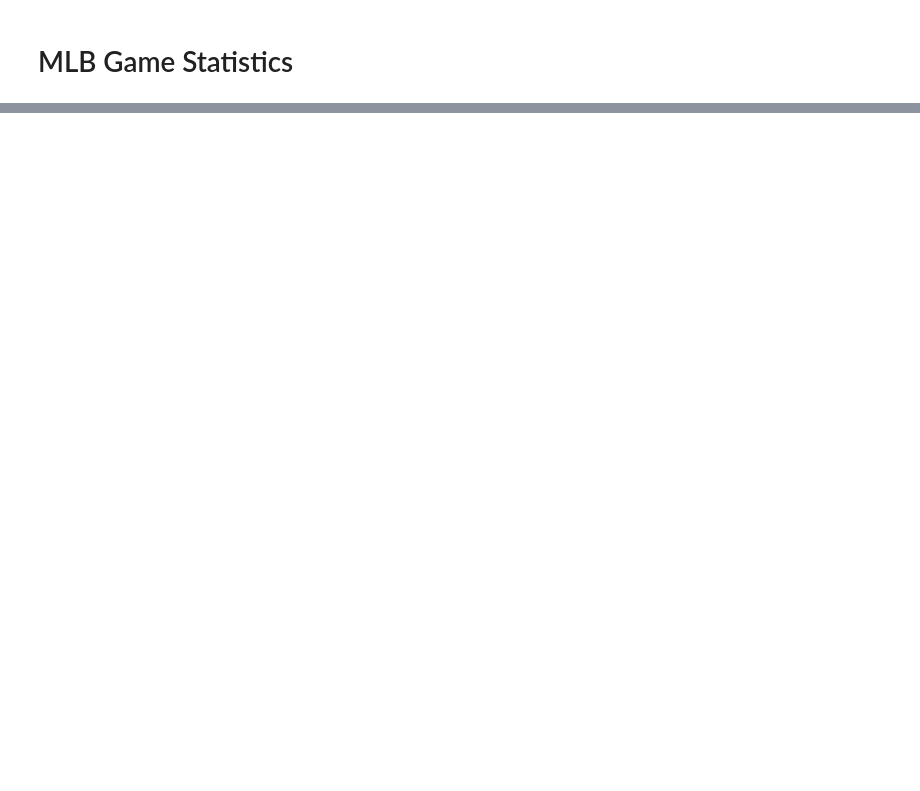
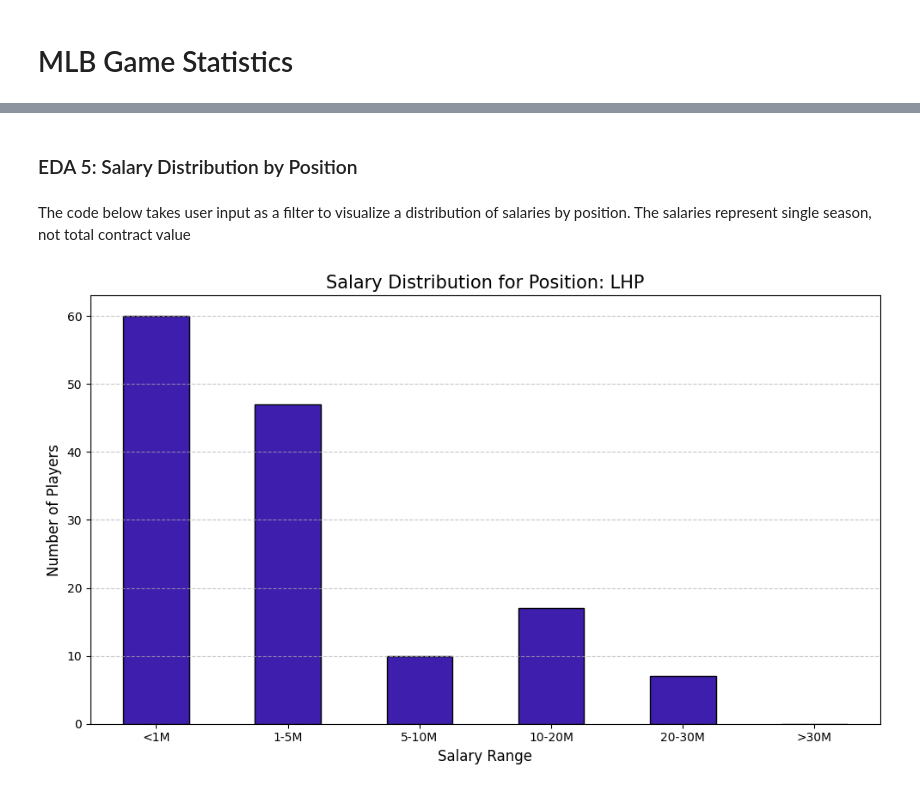
Before and after one commit to trevordoucet/baseball, a Jupyter notebook: Scripts/Pitching.ipynb, the cells around one changed output, grey strips where cells are left out. Saved outputs shown, nothing was run; the diff lists cells and outputs as text; code cells hidden in the pictures; blank space fills up the shorter version.

```diff
--- a/Scripts/Pitching.ipynb
+++ b/Scripts/Pitching.ipynb
@@ -460,0 +359,31 @@ plt.show()
+# %% [markdown]
+### EDA 5: Salary Distribution by Position
+# %% [markdown]
+The code below takes user input as a filter to visualize a distribution of salaries by position. The salaries represent single season, not total contract value
+# %%
+# Input
+position_pref = input(f'Select a position (e.g.: RHP, OF, 3..)')
+
+# Filter based on input
+filtered_df = salaries_df[salaries_df['Position'] == position_pref]
+
+# Bin for distribution
+bin_edges = [0, 1000000, 5000000, 10000000, 20000000, 30000000, 50000000]
+bin_labels = ['<1M', '1-5M', '5-10M', '10-20M', '20-30M', '>30M']
+filtered_df = filtered_df.copy()
+filtered_df['Salary Range'] = pd.cut(filtered_df['Numeric Salary'], bins=bin_edges,
+                                         labels=bin_labels, right=False)
+# Plot histogram
+plt.figure(figsize=(10, 6))
+salary_counts = filtered_df['Salary Range'].value_counts(sort=False)
+bars = salary_counts.plot(kind='bar', color='#3e1fad', edgecolor='black')
+plt.title(f'Salary Distribution for Position: {position_pref}', fontsize=15)
+plt.xlabel('Salary Range', fontsize=12)
+plt.ylabel('Number of Players', fontsize=12)
+plt.xticks(rotation=0)
+plt.grid(axis='y', linestyle='--', alpha=0.7)
+
+plt.tight_layout()
+plt.show()
+# %% [output]
+[figure, added]
```
Also changed, not shown: parts of 111 cells of this notebook, 6 other files.
